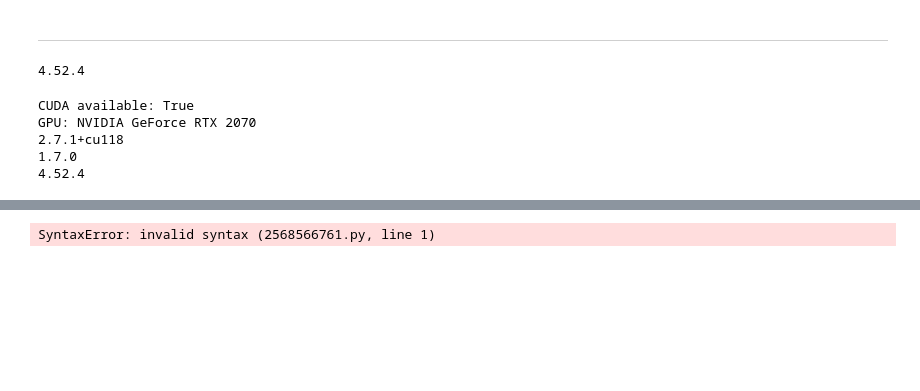
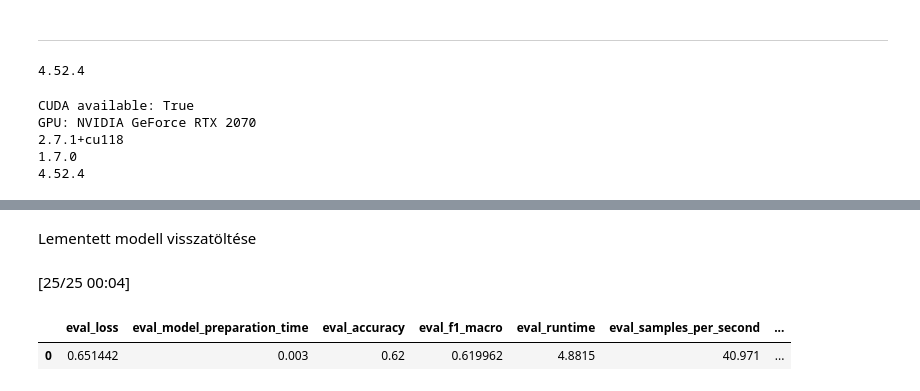
Before and after one commit to lego111Aron/SemEval_2024_Task-2_SafeBiomedicalNaturalLanguageInferenceForClinicalTrials, a Jupyter notebook: SemEval2024_Task2_NLI.ipynb, the cells around one changed output, grey strips where cells are left out. Drawn from its saved outputs; the diff is of its cells as text; code cells hidden in the pictures; blank space fills up the shorter version.

```diff
--- a/SemEval2024_Task2_NLI.ipynb
+++ b/SemEval2024_Task2_NLI.ipynb
@@ -374,13 +376,34 @@ plt.close()
 # Predikciók mentése (ha van)
 if "predicted_classes" in locals():
     df_preds.to_csv(os.path.join(save_dir, "test_predictions.csv"), index=False)
+# %% [markdown]
+Lementett modell visszatöltése
 # %%
 ne fuss le
 
 from transformers import AutoModelForSequenceClassification, AutoTokenizer
 
-load_dir = "Results/emilyalsentzer-Bio_ClinicalBERT_optimized"
+load_dir = "Results/microsoft-BiomedNLP-PubMedBERT-base-uncased-abstract_optimized"
 model = AutoModelForSequenceClassification.from_pretrained(load_dir)
 tokenizer = AutoTokenizer.from_pretrained(load_dir)
-# %% [output]
-SyntaxError: invalid syntax (2568566761.py, line 1)
+# %%
+ne fuss le
+
+from transformers import Trainer
+import pandas as pd
+
+# Feltételezzük, hogy tokenized_dev már létezik (vagy újratöltöd)
+trainer = Trainer(
+    model=model,
+    tokenizer=tokenizer,
+    compute_metrics=compute_metrics  # ugyanaz a függvény, mint tanításkor
+)
+
+results = trainer.evaluate(eval_dataset=tokenized_dev)
+# Eredmények DataFrame-be rendezése és szebb kiírása
+results_df = pd.DataFrame([results])
+display(results_df)
+# %% [output]
+[25/25 00:04]
+|  | eval_loss | eval_model_preparation_time | eval_accuracy | eval_f1_macro | eval_runtime | eval_samples_per_second | ... |
+| 0 | 0.651442 | 0.003 | 0.62 | 0.619962 | 4.8815 | 40.971 | ... |
```
Also changed, not shown: parts of 6 cells of this notebook, 5 other files.
